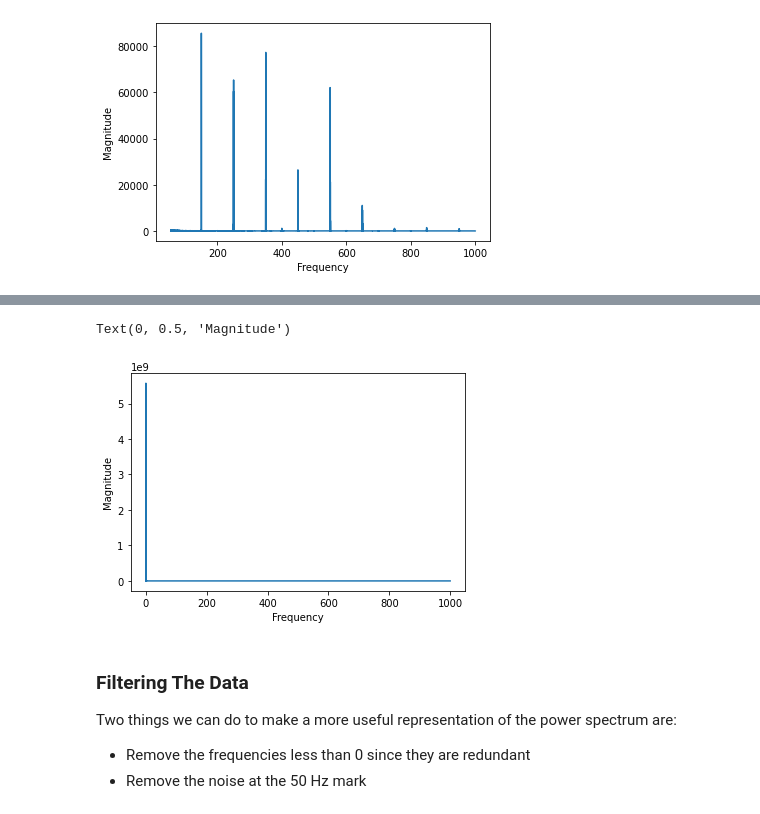
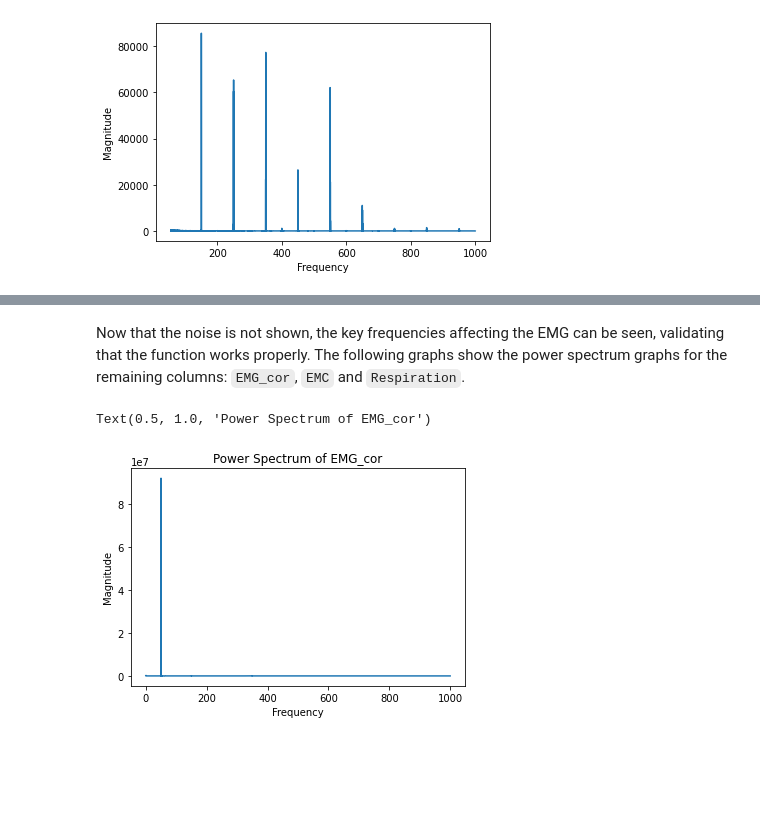
Before and after one commit to WiIIson/EMGFlow-Python-Package, a Jupyter notebook: PeakAffectDS-Analysis.ipynb, the cells around one changed output, grey strips where cells are left out. Saved outputs shown, nothing was run; the diff lists cells and outputs as text; code cells hidden in the pictures; blank space fills up the shorter version.

```diff
--- a/PeakAffectDS-Analysis.ipynb
+++ b/PeakAffectDS-Analysis.ipynb
@@ -115,18 +93,15 @@ Text(0, 0.5, 'Magnitude')
-# %%
-#
-# Plots the power spectrum for Respirator
-#
-
-ps = makePowerSpectrum(happy['Respiration'], 0.0005)
-plt.plot(ps['Frequency'], ps['Magnitude'])
-plt.xlabel('Frequency')
-plt.ylabel('Magnitude')
-# %% [output]
-Text(0, 0.5, 'Magnitude')
-[figure, removed]
-# %% [markdown]
-### Filtering The Data
-
-Two things we can do to make a more useful representation of the power spectrum are:
-- Remove the frequencies less than 0 since they are redundant
-- Remove the noise at the 50 Hz mark
+# %% [markdown]
+Now that the noise is not shown, the key frequencies affecting the EMG can be seen, validating that the function works properly. The following graphs show the power spectrum graphs for the remaining columns: `EMG_cor`, `EMC` and `Respiration`.
+# %%
+#
+# Plots the power spectrum for EMG_cor
+#
+
+ps = makePowerSpectrum(happy['EMG_cor'], 0.0005)
+plt.plot(ps['Frequency'], ps['Magnitude'])
+plt.xlabel('Frequency')
+plt.ylabel('Magnitude')
+plt.title('Power Spectrum of EMG_cor')
+# %% [output]
+Text(0.5, 1.0, 'Power Spectrum of EMG_cor')
+[figure, added]
```
Also changed, not shown: parts of 20 cells of this notebook.
